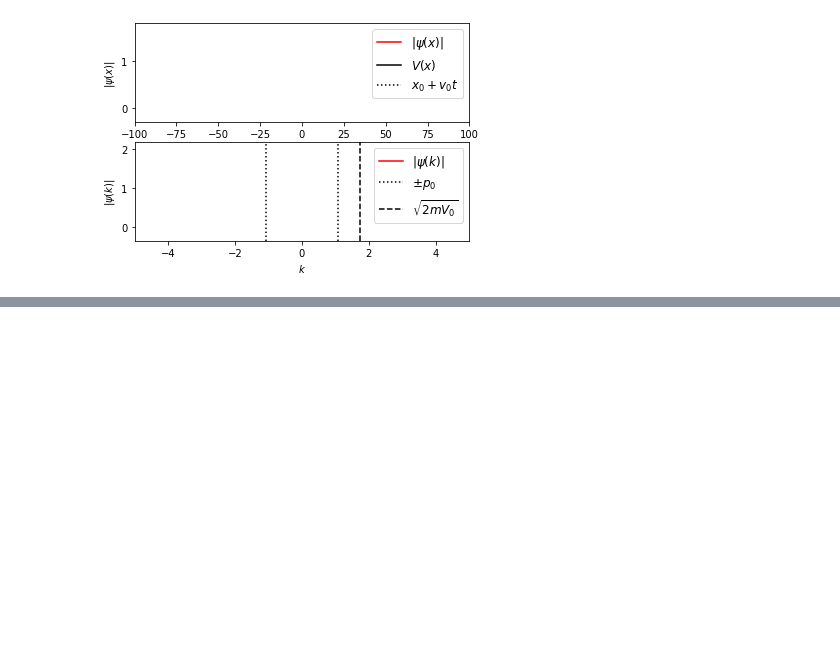
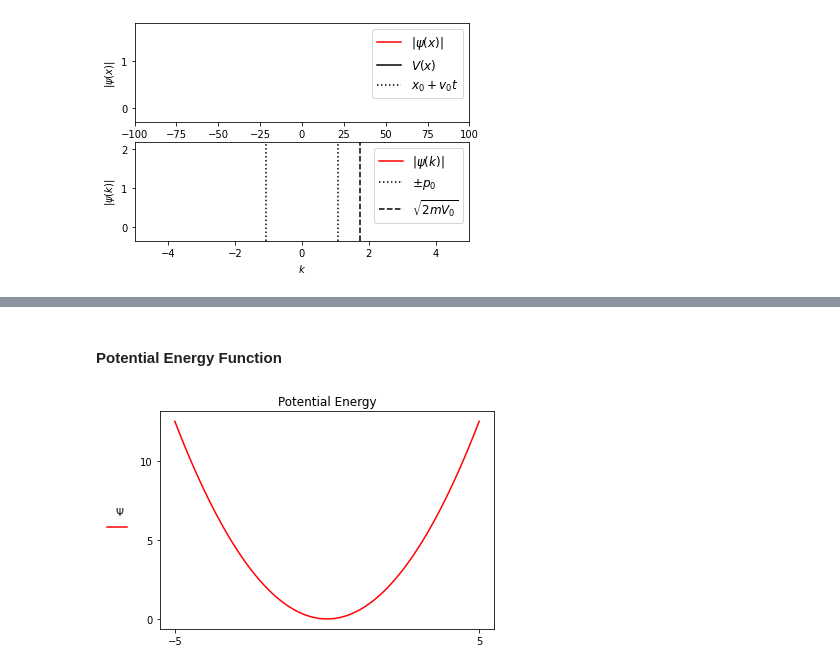
Before and after one commit to clarenznet/computational_physics, a Jupyter notebook: schrodinger.ipynb, the cells around one changed output, grey strips where cells are left out. Drawn from its saved outputs; the diff is of its cells as text; code cells hidden in the pictures; blank space fills up the shorter version.

```diff
--- a/schrodinger.ipynb
+++ b/schrodinger.ipynb
@@ -319,0 +352,27 @@ pl.show()
+# %% [markdown]
+#### Potential Energy Function
+# %%
+%matplotlib inline
+
+import matplotlib.pyplot as plt
+import numpy as np
+import math
+
+# initialize constants k and create x array
+k = 1
+x = np.linspace(-5,5,100)
+
+# set boundaries
+plt.xticks([-5,5])
+plt.yticks([0,5,10,15])
+
+# plot
+plt.plot(x,(.5)*k*(x**2), color = "red",label = " ")
+
+# add titles and legend
+plt.title("Potential Energy")
+leg = plt.legend(title = "\u03A8  ", loc = "center", bbox_to_anchor=[-.11,.5],frameon=False)
+
+plt.show()
+# %% [output]
+[figure, added]
```
Also changed, not shown: parts of 6 cells of this notebook.
